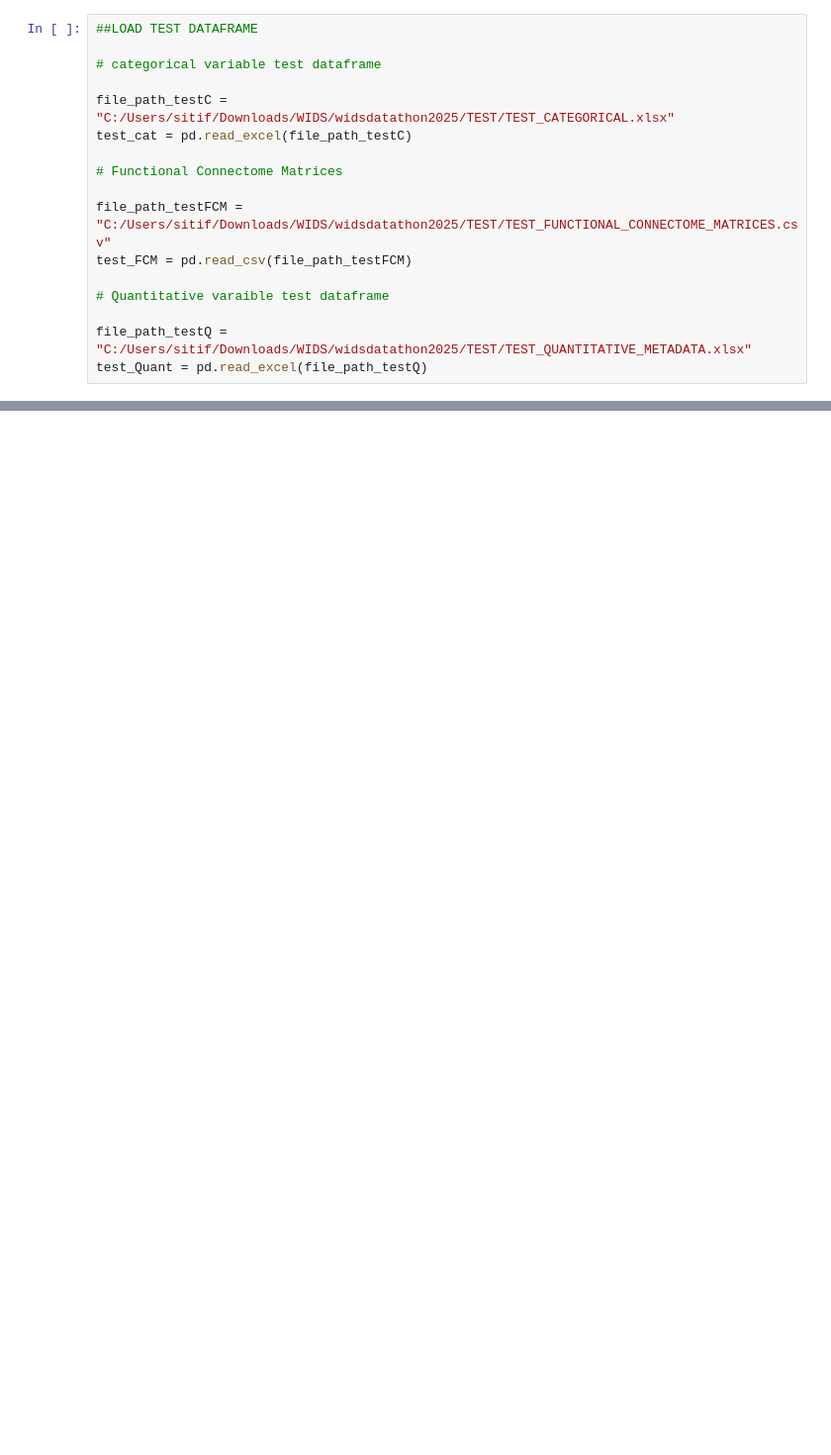
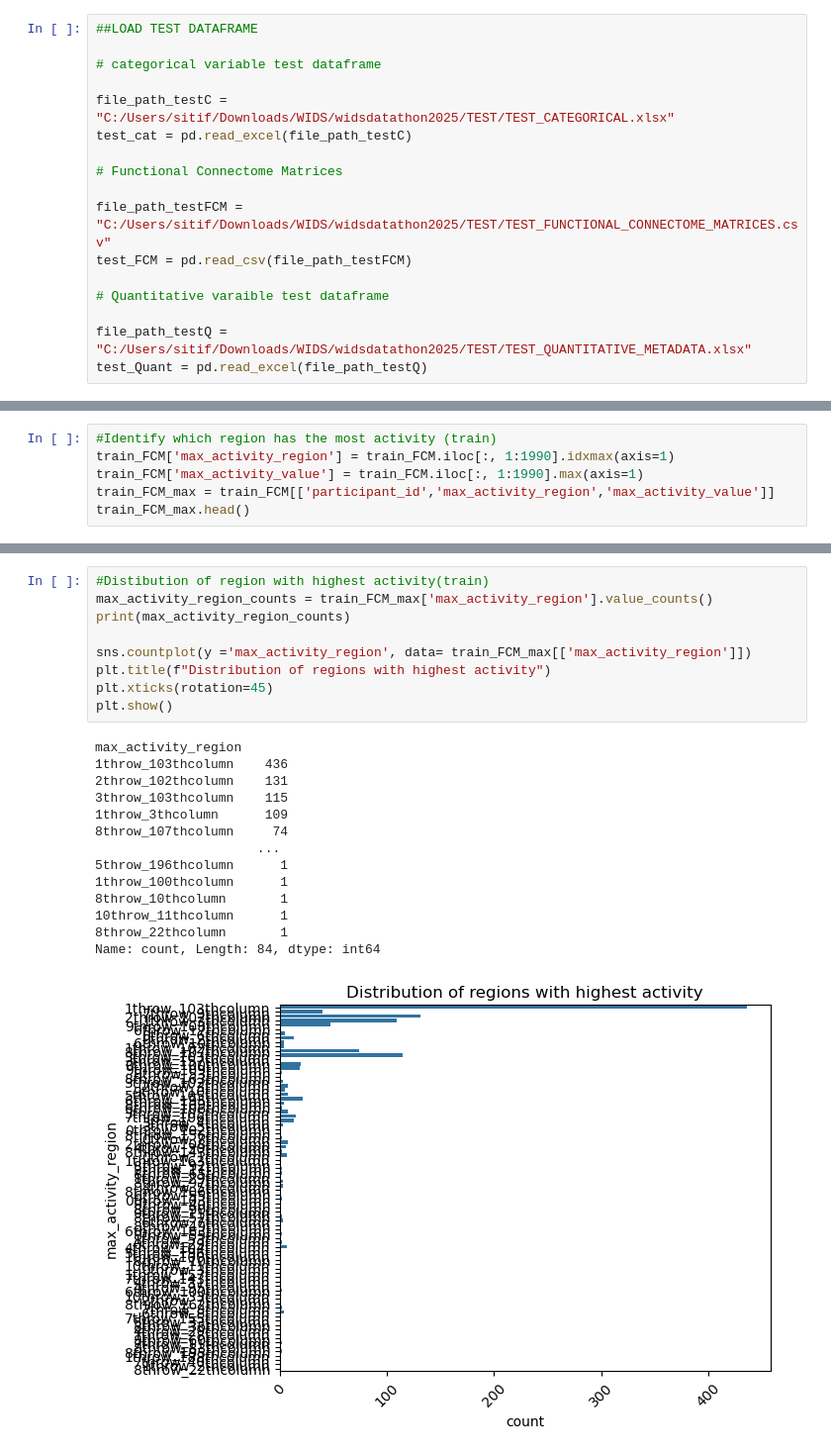
Before and after one commit to fatimahyusof/WiDS, a Jupyter notebook: Wids.ipynb, the cells around one changed output, grey strips where cells are left out. Shown at 99% size. Saved outputs shown, nothing was run; the diff lists cells and outputs as text; blank space fills up the shorter version.

Commit message:
fmri data cleaning

```diff
--- a/Wids.ipynb
+++ b/Wids.ipynb
@@ -82,0 +107,6 @@ test_cat.head()
+# %%
+#Identify which region has the most activity (train)
+train_FCM['max_activity_region'] = train_FCM.iloc[:, 1:1990].idxmax(axis=1)
+train_FCM['max_activity_value'] = train_FCM.iloc[:, 1:1990].max(axis=1)
+train_FCM_max = train_FCM[['participant_id','max_activity_region','max_activity_value']]
+train_FCM_max.head()
@@ -82,0 +120,24 @@ test_cat.head()
+# %%
+#Distibution of region with highest activity(train)
+max_activity_region_counts = train_FCM_max['max_activity_region'].value_counts()
+print(max_activity_region_counts)
+
+sns.countplot(y ='max_activity_region', data= train_FCM_max[['max_activity_region']])
+plt.title(f"Distribution of regions with highest activity")
+plt.xticks(rotation=45)
+plt.show()
+# %% [output]
+max_activity_region
+1throw_103thcolumn    436
+2throw_102thcolumn    131
+3throw_103thcolumn    115
+1throw_3thcolumn      109
+8throw_107thcolumn     74
+                     ...
+5throw_196thcolumn      1
+1throw_100thcolumn      1
+8throw_10thcolumn       1
+10throw_11thcolumn      1
+8throw_22thcolumn       1
+Name: count, Length: 84, dtype: int64
+[figure, added]
```
Also changed, not shown: parts of 14 cells of this notebook.
